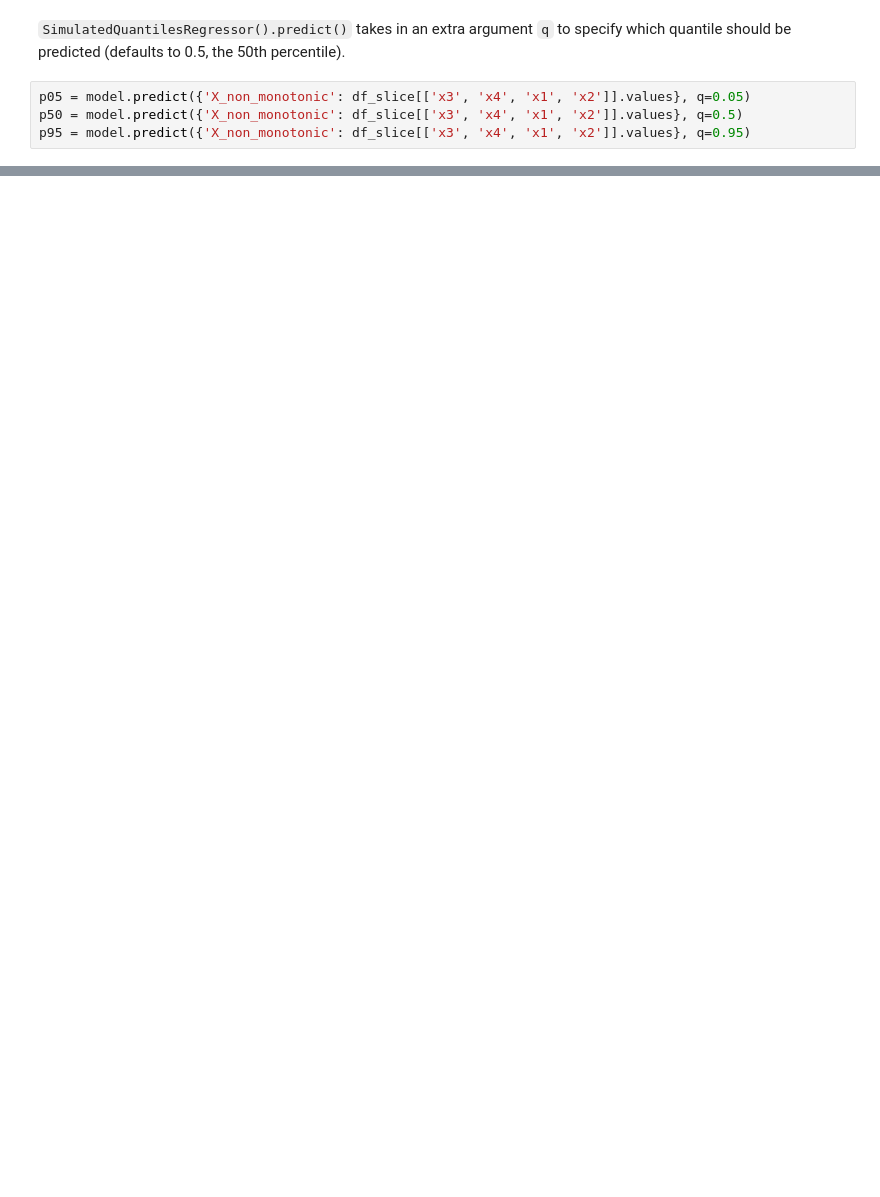
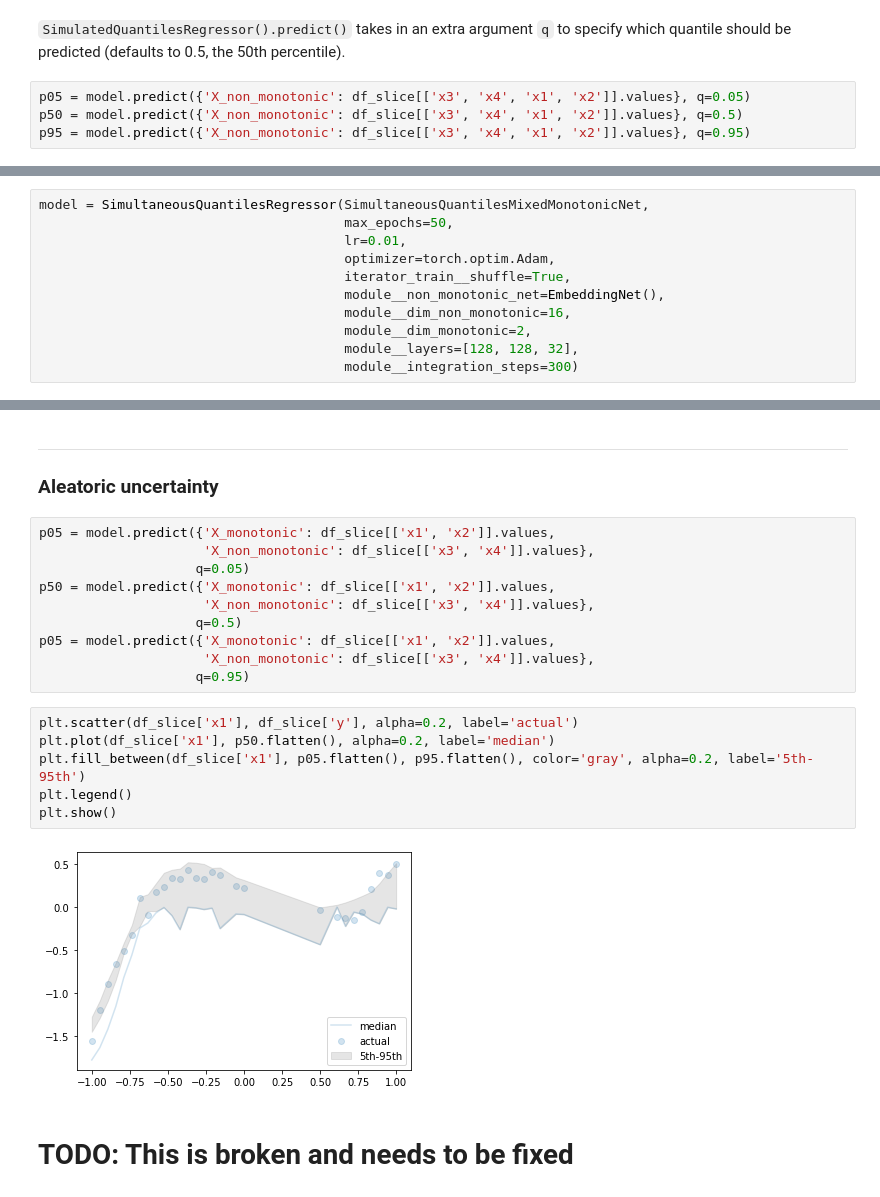
Before and after one commit to djarpin/tabularasa, a Jupyter notebook: examples/simultaneous_quantiles.ipynb, the cells around one changed output, grey strips where cells are left out. Cells and saved outputs as stored; diff of their text form; blank space fills up the shorter version.

Commit message:
UPDATED: simultaneous quantiles example

```diff
--- a/examples/simultaneous_quantiles.ipynb
+++ b/examples/simultaneous_quantiles.ipynb
@@ -270,0 +142,11 @@ array([[1.8008924, 1.       , 1.8807808, ..., 2.6754327, 1.8818873,
+# %%
+model = SimultaneousQuantilesRegressor(SimultaneousQuantilesMixedMonotonicNet,
+                                       max_epochs=50,
+                                       lr=0.01,
+                                       optimizer=torch.optim.Adam,
+                                       iterator_train__shuffle=True,
+                                       module__non_monotonic_net=EmbeddingNet(),
+                                       module__dim_non_monotonic=16,
+                                       module__dim_monotonic=2,
+                                       module__layers=[128, 128, 32],
+                                       module__integration_steps=300)
@@ -270,0 +192,24 @@ array([[1.8008924, 1.       , 1.8807808, ..., 2.6754327, 1.8818873,
+# %% [markdown]
+---
+
+### Aleatoric uncertainty
+# %%
+p05 = model.predict({'X_monotonic': df_slice[['x1', 'x2']].values,
+                     'X_non_monotonic': df_slice[['x3', 'x4']].values},
+                    q=0.05)
+p50 = model.predict({'X_monotonic': df_slice[['x1', 'x2']].values,
+                     'X_non_monotonic': df_slice[['x3', 'x4']].values},
+                    q=0.5)
+p05 = model.predict({'X_monotonic': df_slice[['x1', 'x2']].values,
+                     'X_non_monotonic': df_slice[['x3', 'x4']].values},
+                    q=0.95)
+# %%
+plt.scatter(df_slice['x1'], df_slice['y'], alpha=0.2, label='actual')
+plt.plot(df_slice['x1'], p50.flatten(), alpha=0.2, label='median')
+plt.fill_between(df_slice['x1'], p05.flatten(), p95.flatten(), color='gray', alpha=0.2, label='5th-95th')
+plt.legend()
+plt.show()
+# %% [output]
+[figure, added]
+# %% [markdown]
+# TODO: This is broken and needs to be fixed
```
Also changed, not shown: parts of 20 cells of this notebook, 1 other file.
